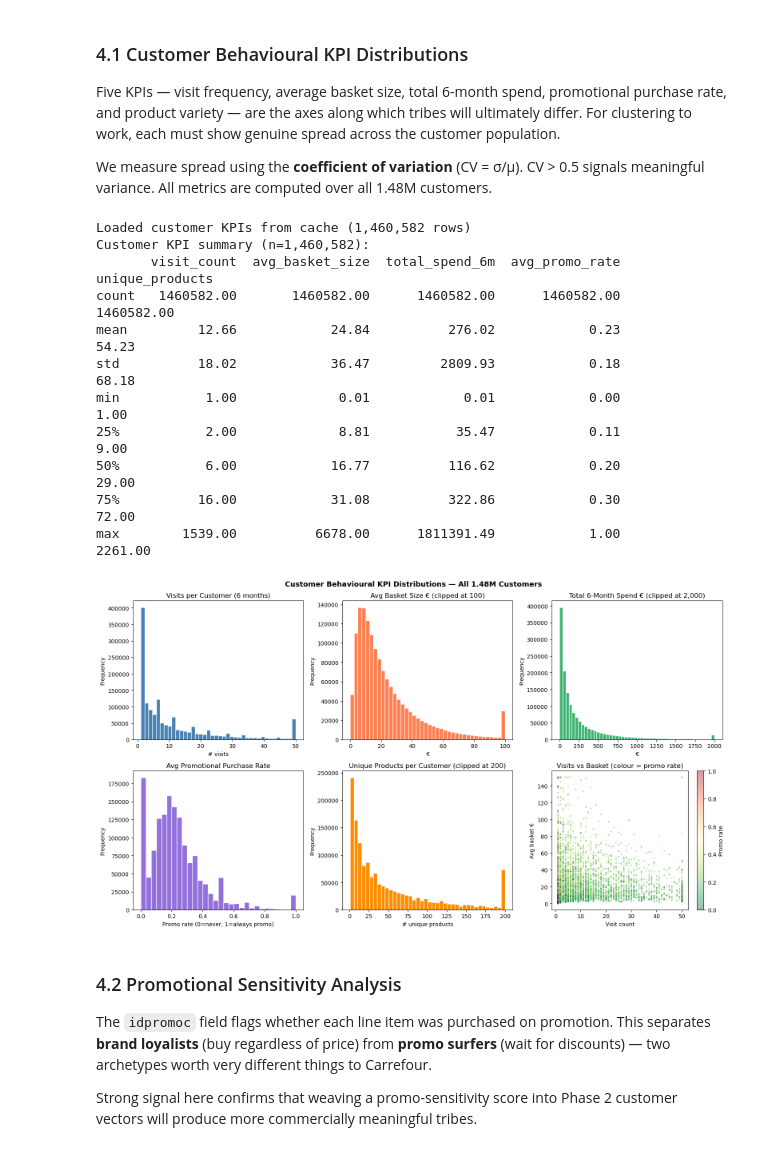
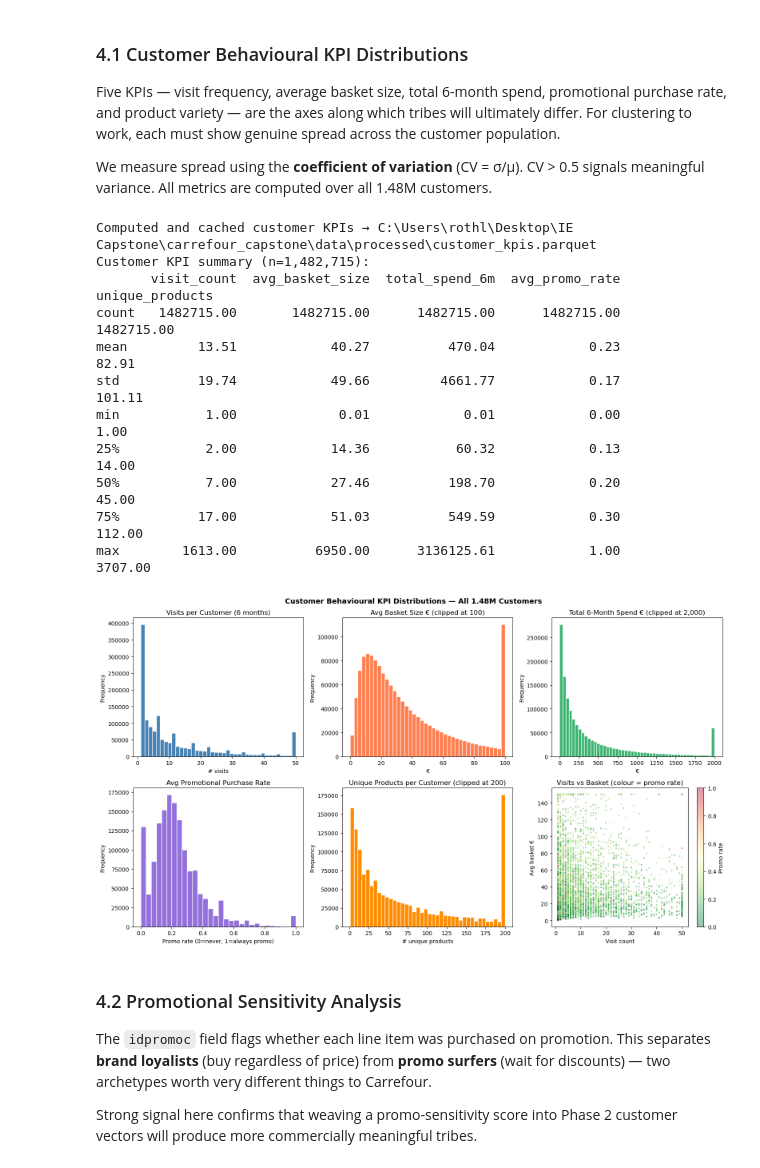
Before and after one commit to robsrot/carrefour_capstone, a Jupyter notebook: notebooks/02_pre-analysis.ipynb, the cells around one changed output. Cells and saved outputs as stored; diff of their text form; code cells hidden in the pictures.

```diff
--- a/notebooks/02_pre-analysis.ipynb
+++ b/notebooks/02_pre-analysis.ipynb
@@ -402,13 +434,17 @@ Five KPIs — visit frequency, average basket size, total 6-month spend, promoti
 We measure spread using the **coefficient of variation** (CV = σ/μ). CV > 0.5 signals meaningful variance. All metrics are computed over all 1.48M customers.
 # %%
 # ── 4.1 Per-customer KPI distributions (all 1.48M customers) ──────────────────
-_cache_path = DATA_PROCESSED / "customer_kpis.parquet"
+# KPIs are always computed from the prod dataset and cached in data/processed/.
+from src.config import ROOT
+
+PROD_PROCESSED = ROOT / "data" / "processed"
+_cache_path = PROD_PROCESSED / "customer_kpis.parquet"
 
 if _cache_path.exists():
     cust_stats = pd.read_parquet(_cache_path)
     print(f"Loaded customer KPIs from cache ({len(cust_stats):,} rows)")
 else:
-    clean_lf = pl.scan_parquet(DATA_PROCESSED / "df_combined.parquet")
+    clean_lf = pl.scan_parquet(PROD_PROCESSED / "df_combined.parquet")
 
     basket_lf = (
         clean_lf
@@ -450,49 +486,49 @@ fig, axes = plt.subplots(2, 3, figsize=(16, 9))
 cust_stats["visit_count"].clip(upper=50).plot.hist(
     bins=40, ax=axes[0,0], color="steelblue", edgecolor="white",
     title="Visits per Customer (6 months)")
 axes[0,0].set_xlabel("# visits")
 cust_stats["avg_basket_size"].clip(upper=100).plot.hist(
     bins=40, ax=axes[0,1], color="coral", edgecolor="white",
-    title="Avg Basket Size \u20ac (clipped at 100)")
-axes[0,1].set_xlabel("\u20ac")
+    title="Avg Basket Size € (clipped at 100)")
+axes[0,1].set_xlabel("€")
 cust_stats["total_spend_6m"].clip(upper=2000).plot.hist(
     bins=50, ax=axes[0,2], color="mediumseagreen", edgecolor="white",
-    title="Total 6-Month Spend \u20ac (clipped at 2,000)")
-axes[0,2].set_xlabel("\u20ac")
+    title="Total 6-Month Spend € (clipped at 2,000)")
+axes[0,2].set_xlabel("€")
 cust_stats["avg_promo_rate"].plot.hist(
     bins=30, ax=axes[1,0], color="mediumpurple", edgecolor="white",
     title="Avg Promotional Purchase Rate")
 axes[1,0].set_xlabel("Promo rate (0=never, 1=always promo)")
 cust_stats["unique_products"].clip(upper=200).plot.hist(
     bins=40, ax=axes[1,1], color="darkorange", edgecolor="white",
     title="Unique Products per Customer (clipped at 200)")
 axes[1,1].set_xlabel("# unique products")
 s = cust_stats.sample(min(5000, len(cust_stats)), random_state=42)
 sc = axes[1,2].scatter(s["visit_count"].clip(upper=50),
                         s["avg_basket_size"].clip(upper=150),
                         c=s["avg_promo_rate"], cmap="RdYlGn_r",
                         s=4, alpha=0.4)
 plt.colorbar(sc, ax=axes[1,2], label="Promo rate")
-axes[1,2].set_xlabel("Visit count"); axes[1,2].set_ylabel("Avg basket \u20ac")
+axes[1,2].set_xlabel("Visit count"); axes[1,2].set_ylabel("Avg basket €")
 axes[1,2].set_title("Visits vs Basket (colour = promo rate)")
-plt.suptitle("Customer Behavioural KPI Distributions \u2014 All 1.48M Customers",
+plt.suptitle("Customer Behavioural KPI Distributions — All 1.48M Customers",
              fontsize=13, fontweight="bold")
 plt.tight_layout()
 plt.savefig(OUTPUTS / "eda_customer_kpis.png", dpi=120)
 plt.show()
 # %% [output]
-Loaded customer KPIs from cache (1,460,582 rows)
-Customer KPI summary (n=1,460,582):
+Computed and cached customer KPIs → C:\Users\rothl\Desktop\IE Capstone\carrefour_capstone\data\processed\customer_kpis.parquet
+Customer KPI summary (n=1,482,715):
        visit_count  avg_basket_size  total_spend_6m  avg_promo_rate  unique_products
-count   1460582.00       1460582.00      1460582.00      1460582.00       1460582.00
-mean         12.66            24.84          276.02            0.23            54.23
-std          18.02            36.47         2809.93            0.18            68.18
+count   1482715.00       1482715.00      1482715.00      1482715.00       1482715.00
+mean         13.51            40.27          470.04            0.23            82.91
+std          19.74            49.66         4661.77            0.17           101.11
 min           1.00             0.01            0.01            0.00             1.00
-25%           2.00             8.81           35.47            0.11             9.00
-50%           6.00            16.77          116.62            0.20            29.00
-75%          16.00            31.08          322.86            0.30            72.00
-max        1539.00          6678.00      1811391.49            1.00          2261.00
+25%           2.00            14.36           60.32            0.13            14.00
+50%           7.00            27.46          198.70            0.20            45.00
+75%          17.00            51.03          549.59            0.30           112.00
+max        1613.00          6950.00      3136125.61            1.00          3707.00
-[figure, old version]
+[figure, new version]
 # %% [markdown]
 ### 4.2 Promotional Sensitivity Analysis
 
```
Also changed, not shown: parts of 15 cells of this notebook, 23 other files.
